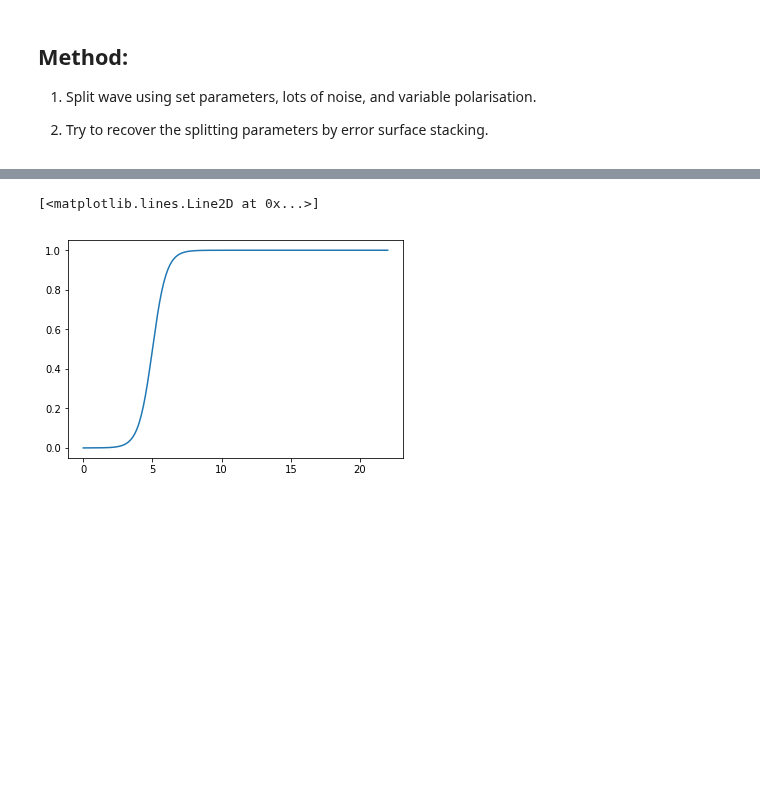
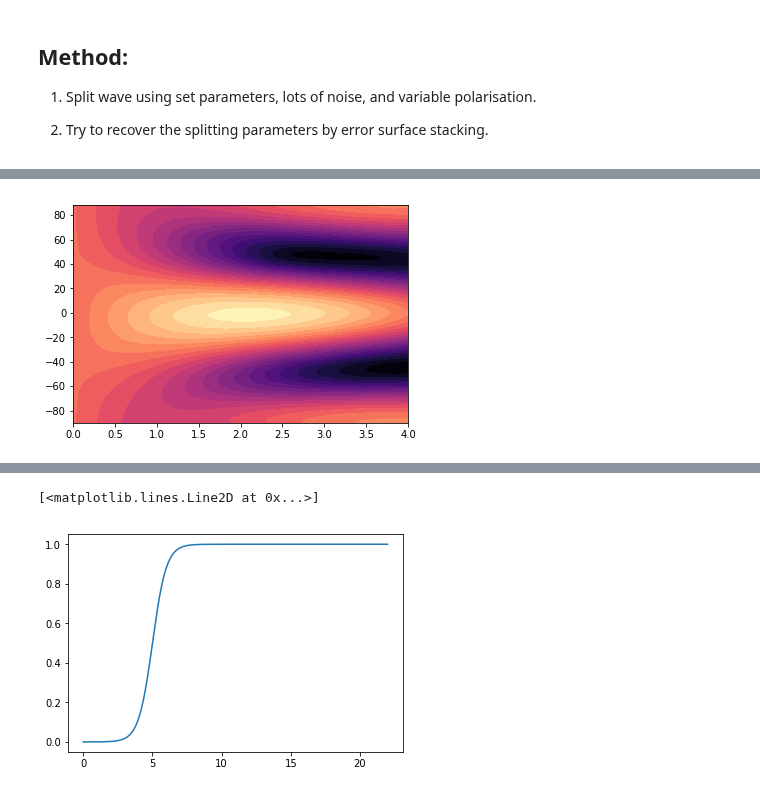
Before and after one commit to JackWalpole/splitwavepy, a Jupyter notebook: devel/Error_Surf_Stack.ipynb, the cells around one changed output, grey strips where cells are left out. Drawn from its saved outputs; the diff is of its cells as text; code cells hidden in the pictures; blank space fills up the shorter version.

```diff
--- a/devel/Error_Surf_Stack.ipynb
+++ b/devel/Error_Surf_Stack.ipynb
@@ -49,3 +49,8 @@ plt.show()
+# %%
+plt.contourf(S.lags,S.degs,S.restivo_helffrich(),26,cmap='magma_r')
+plt.show()
+# %% [output]
+[figure, added]
 # %%
 # 1. Generate Synthetic Data
 
```
Also changed, not shown: parts of 10 cells of this notebook, 5 other files.
